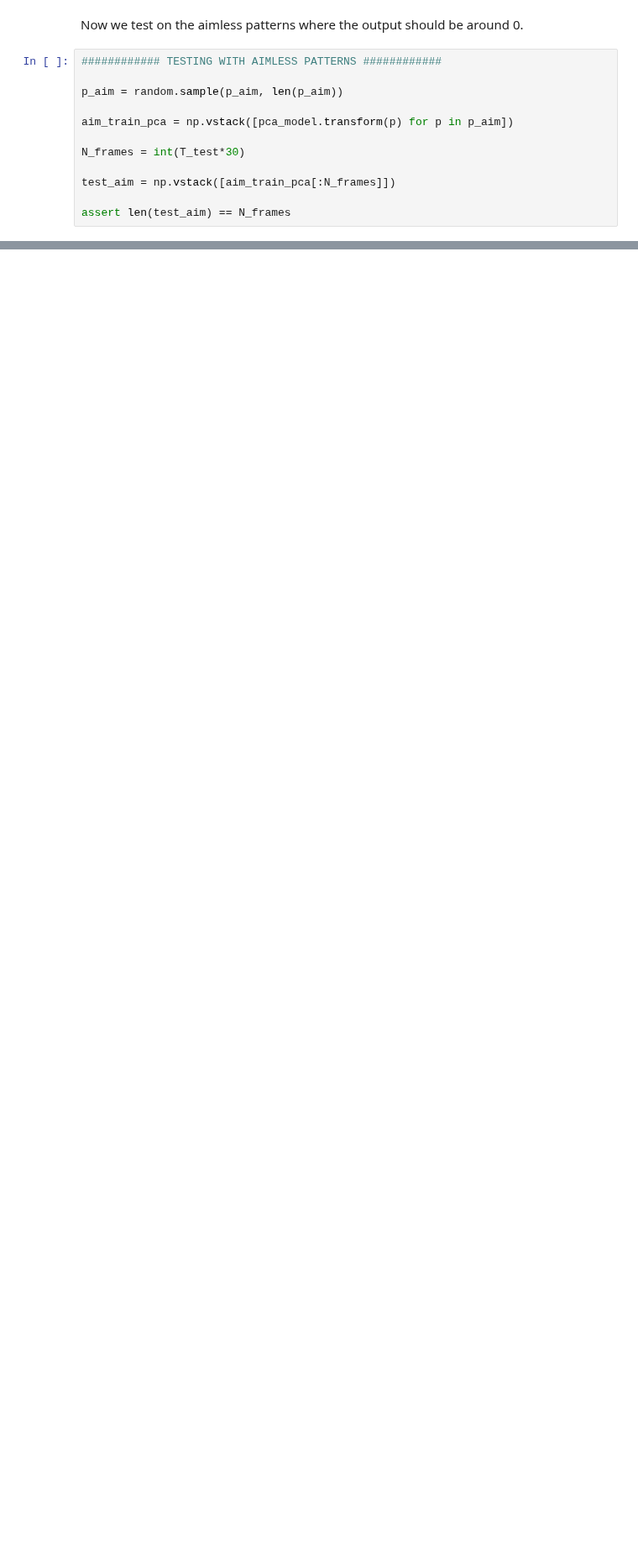
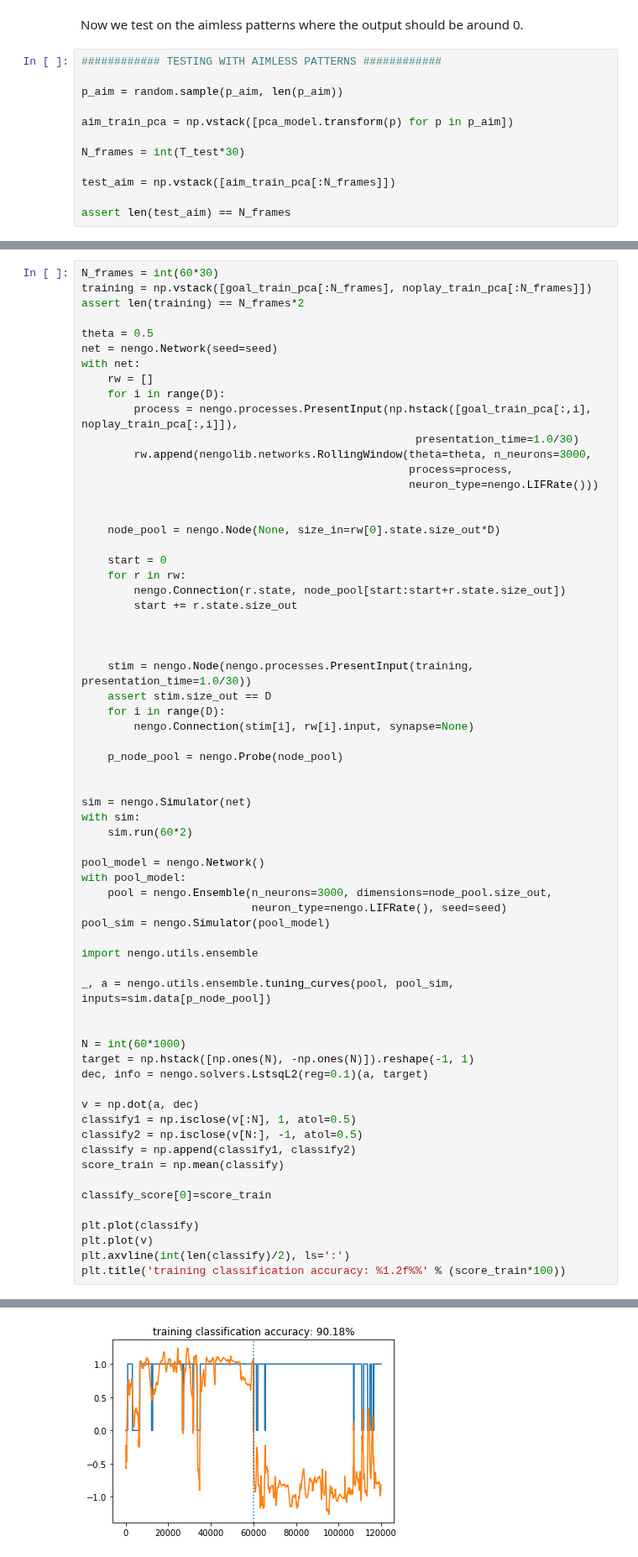
Before and after one commit to maddybartlett/NEN001, a Jupyter notebook: PatternInterpolation_Batch.ipynb, the cells around one changed output, grey strips where cells are left out. Shown at 84% size. Cells and saved outputs as stored; diff of their text form; blank space fills up the shorter version.

Commit message:
Batch network now producing similar output to non-batch network.

```diff
--- a/PatternInterpolation_Batch.ipynb
+++ b/PatternInterpolation_Batch.ipynb
@@ -502,0 +406,66 @@ Text(0.5,1,'testing classification accuracy: 0.00%')
+# %%
+N_frames = int(60*30)
+training = np.vstack([goal_train_pca[:N_frames], noplay_train_pca[:N_frames]])
+assert len(training) == N_frames*2
+
+theta = 0.5
+net = nengo.Network(seed=seed)
+with net:
+    rw = []
+    for i in range(D):
+        process = nengo.processes.PresentInput(np.hstack([goal_train_pca[:,i], noplay_train_pca[:,i]]),
+                                                   presentation_time=1.0/30)
+        rw.append(nengolib.networks.RollingWindow(theta=theta, n_neurons=3000,
+                                                  process=process,
+                                                  neuron_type=nengo.LIFRate()))
+
+
+    node_pool = nengo.Node(None, size_in=rw[0].state.size_out*D)
+
+    start = 0
+    for r in rw:
+        nengo.Connection(r.state, node_pool[start:start+r.state.size_out])
+        start += r.state.size_out
+
+
+
+    stim = nengo.Node(nengo.processes.PresentInput(training, presentation_time=1.0/30))
+    assert stim.size_out == D
+    for i in range(D):
+        nengo.Connection(stim[i], rw[i].input, synapse=None)
+
+    p_node_pool = nengo.Probe(node_pool)
+
+
+sim = nengo.Simulator(net)
+with sim:
+    sim.run(60*2)
+
+pool_model = nengo.Network()
+with pool_model:
+    pool = nengo.Ensemble(n_neurons=3000, dimensions=node_pool.size_out,
+                          neuron_type=nengo.LIFRate(), seed=seed)
+pool_sim = nengo.Simulator(pool_model)
+
+import nengo.utils.ensemble
+
+_, a = nengo.utils.ensemble.tuning_curves(pool, pool_sim, inputs=sim.data[p_node_pool])
+
+
+N = int(60*1000)
+target = np.hstack([np.ones(N), -np.ones(N)]).reshape(-1, 1)
+dec, info = nengo.solvers.LstsqL2(reg=0.1)(a, target)
+
+v = np.dot(a, dec)
+classify1 = np.isclose(v[:N], 1, atol=0.5)
+classify2 = np.isclose(v[N:], -1, atol=0.5)
+classify = np.append(classify1, classify2)
+score_train = np.mean(classify)
+
+classify_score[0]=score_train
+
+plt.plot(classify)
+plt.plot(v)
+plt.axvline(int(len(classify)/2), ls=':')
+plt.title('training classification accuracy: %1.2f%%' % (score_train*100))
+# %% [output]
@@ -502,0 +481 @@ Text(0.5,1,'testing classification accuracy: 0.00%')
+[figure, added]
```
Also changed, not shown: parts of 16 cells of this notebook.
